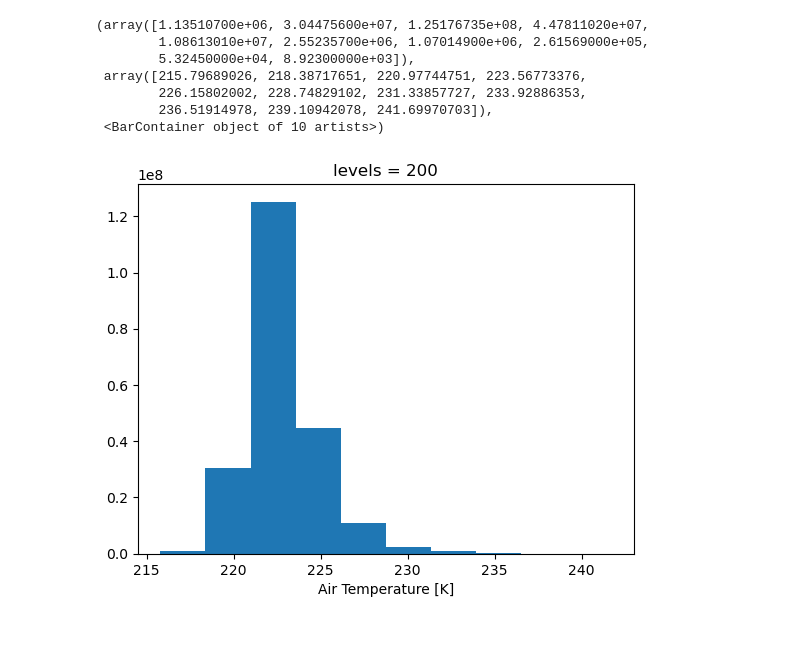
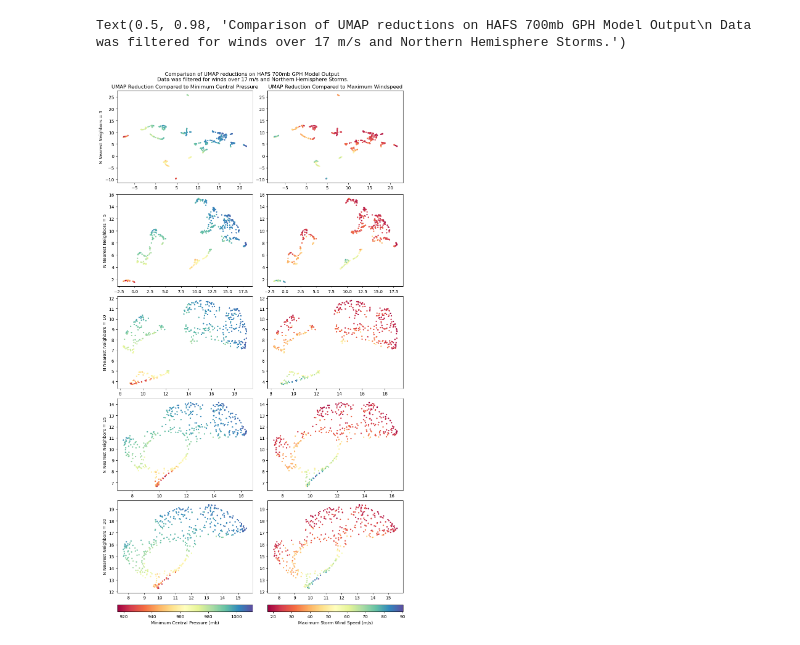
Before and after one commit to ArcticOctopi/Dimensional-Reduction-in-Tropical-Cyclones, a Jupyter notebook: data_processing_workflow.ipynb, the cells around one changed output. Saved outputs shown, nothing was run; the diff lists cells and outputs as text; code cells hidden in the pictures.

Commit message:
Started analyzing the initial UMAP results as well as generate some graphs

```diff
--- a/data_processing_workflow.ipynb
+++ b/data_processing_workflow.ipynb
@@ -30,0 +16,4 @@ for i, file in enumerate(files_only):
+# %%
+ds_cleaned = ds.dropna(dim = 'frame_number', how = 'any')
+ds_cleaned = ds_cleaned.where(ds_cleaned['max_wind'] >= 17, drop = True)
+ds_cleaned = ds_cleaned.where(ds_cleaned['center_lat'] > 0, drop = True)
@@ -31,15 +50,7 @@ for i, file in enumerate(files_only):
 # %%
-ds1 = xr.open_dataset(files_only[0])
-ds1 = ds1.assign_coords(frame_number = ('valid_time',np.arange(0, 100, 1)))
-ds1 = ds1.swap_dims({'valid_time':'frame_number'})
+combined_700 = np.stack((
+                          normalized_data_gh_700, normalized_data_t_700, normalized_data_rh_700,
+                          ),
+                          axis = 0).reshape(429, 3 * 720 * 501)
-# %%
-ds['t'].isel(levels = 2).plot.hist()
-# %% [output]
-(array([1.13510700e+06, 3.04475600e+07, 1.25176735e+08, 4.47811020e+07,
-        1.08613010e+07, 2.55235700e+06, 1.07014900e+06, 2.61569000e+05,
-        5.32450000e+04, 8.92300000e+03]),
- array([215.79689026, 218.38717651, 220.97744751, 223.56773376,
-        226.15802002, 228.74829102, 231.33857727, 233.92886353,
-        236.51914978, 239.10942078, 241.69970703]),
- <BarContainer object of 10 artists>)
-[figure, removed]
+# %%
+heights_700 = np.stack(normalized_data_gh_700,axis = 0).reshape(429, 1 * 720 * 501)
@@ -45,0 +77,40 @@ ds['t'].isel(levels = 2).plot.hist()
+# %%
+mslp = ds_cleaned['center_pressure'].values[:,0]
+max_winds = ds_cleaned['max_wind'].values[:,0]
+# %%
+fig, ax = plt.subplots(nrows = 5, ncols = 2, constrained_layout = True, figsize = (10,18))
+
+ax[0,0].scatter(embedding_GH700_n3[:,0], embedding_GH700_n3[:,1], c = mslp, cmap = 'Spectral', s = 5)
+ax[0,0].set_ylabel('N Nearest Neighbors = 3')
+ax[0,0].set_title('UMAP Reduction Compared to Minimum Central Pressure')
+
+ax[1,0].scatter(embedding_GH700_n5[:,0], embedding_GH700_n5[:,1], c = mslp, cmap = 'Spectral', s = 5)
+ax[1,0].set_ylabel('N Nearest Neighbors = 5')
+
+ax[2,0].scatter(embedding_GH700_n10[:,0], embedding_GH700_n10[:,1], c = mslp, cmap = 'Spectral', s = 5)
+ax[2,0].set_ylabel('N Nearest Neighbors = 10')
+
+ax[3,0].scatter(embedding_GH700_n15[:,0], embedding_GH700_n15[:,1], c = mslp, cmap = 'Spectral', s = 5)
+ax[3,0].set_ylabel('N Nearest Neighbors = 15')
+
+mslp_im = ax[4,0].scatter(embedding_GH700_n20[:,0], embedding_GH700_n20[:,1], c = mslp, cmap = 'Spectral', s = 5)
+ax[4,0].set_ylabel('N Nearest Neighbors = 20')
+fig.colorbar(mslp_im, ax = ax[4,0], location = 'bottom', label = 'Minimum Central Pressure (mb)')
+
+ax[0,1].scatter(embedding_GH700_n3[:,0], embedding_GH700_n3[:,1], c = max_winds, cmap = 'Spectral', s = 5)
+ax[0,1].set_title('UMAP Reduction Compared to Maximum Windspeed')
+
+ax[1,1].scatter(embedding_GH700_n5[:,0], embedding_GH700_n5[:,1], c = max_winds, cmap = 'Spectral', s = 5)
+
+ax[2,1].scatter(embedding_GH700_n10[:,0], embedding_GH700_n10[:,1], c = max_winds, cmap = 'Spectral', s = 5)
+
+ax[3,1].scatter(embedding_GH700_n15[:,0], embedding_GH700_n15[:,1], c = max_winds, cmap = 'Spectral', s = 5)
+
+max_wind_im = ax[4,1].scatter(embedding_GH700_n20[:,0], embedding_GH700_n20[:,1], c = max_winds, cmap = 'Spectral', s = 5)
+fig.colorbar(max_wind_im, ax = ax[4,1], location = 'bottom', label = 'Maximum Storm Wind Speed (m/s)')
+
+fig.suptitle('Comparison of UMAP reductions on HAFS 700mb GPH Model Output' \
+            '\n Data was filtered for winds over 17 m/s and Northern Hemisphere Storms.')
+# %% [output]
+Text(0.5, 0.98, 'Comparison of UMAP reductions on HAFS 700mb GPH Model Output\n Data was filtered for winds over 17 m/s and Northern Hemisphere Storms.')
+[figure, added]
```
Also changed, not shown: parts of 7 cells of this notebook, 9 other files.
